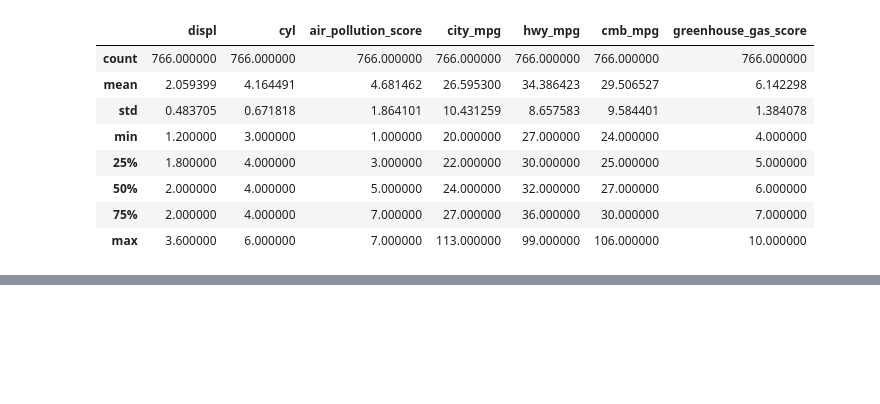
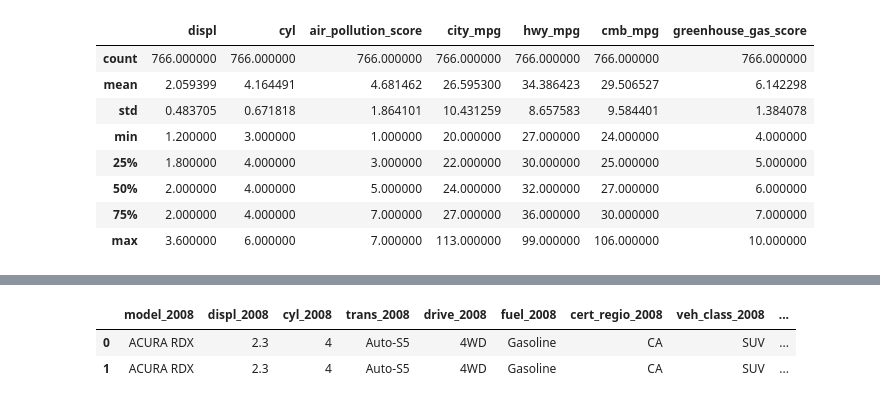
Before and after one commit to RomanyAiad/fuel_economy, a Jupyter notebook: fuel_economy.ipynb, the cells around one changed output, grey strips where cells are left out. Drawn from its saved outputs; the diff is of its cells as text; code cells hidden in the pictures; blank space fills up the shorter version.

```diff
--- a/fuel_economy.ipynb
+++ b/fuel_economy.ipynb
@@ -764,0 +775,7 @@ df_18.query('cmb_mpg > cmb_mpg.mean()').describe()
+# %%
+df_combined = df_08.merge(df_18,left_on= 'model_2008',right_on='model')
+df_combined.head(2)
+# %% [output]
+|  | model_2008 | displ_2008 | cyl_2008 | trans_2008 | drive_2008 | fuel_2008 | cert_regio_2008 | veh_class_2008 | ... |
+| 0 | ACURA RDX | 2.3 | 4 | Auto-S5 | 4WD | Gasoline | CA | SUV | ... |
+| 1 | ACURA RDX | 2.3 | 4 | Auto-S5 | 4WD | Gasoline | CA | SUV | ... |
```
Also changed, not shown: parts of 6 cells of this notebook.
